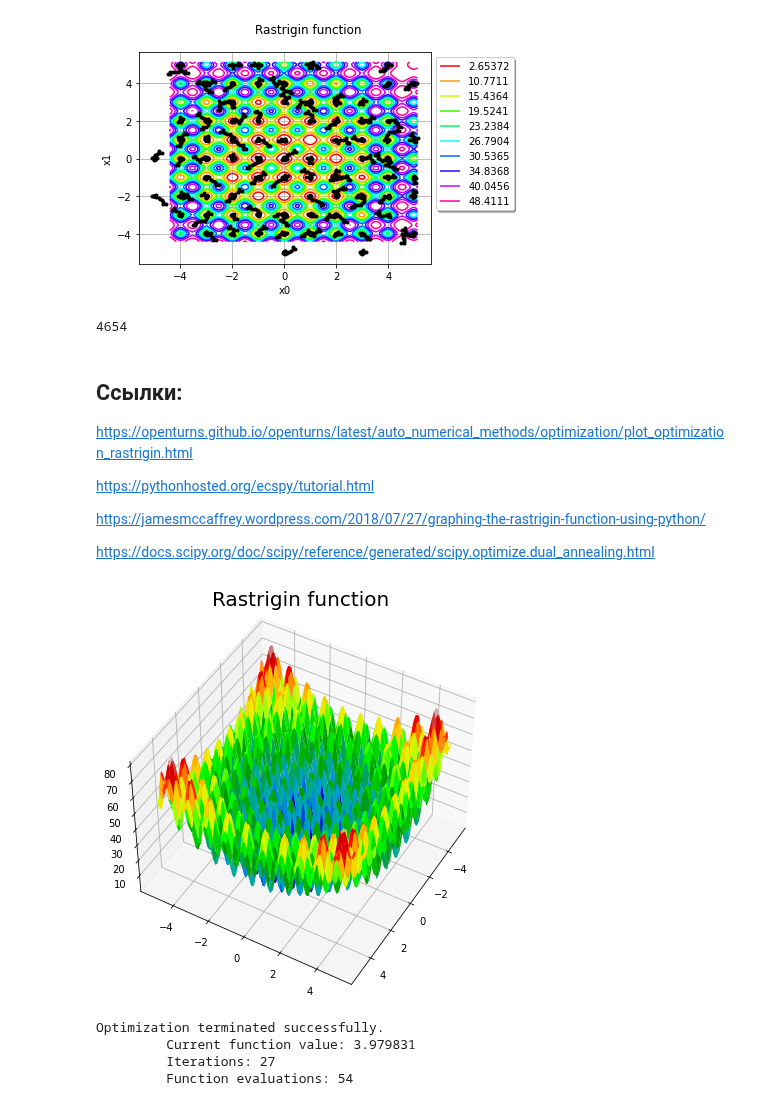
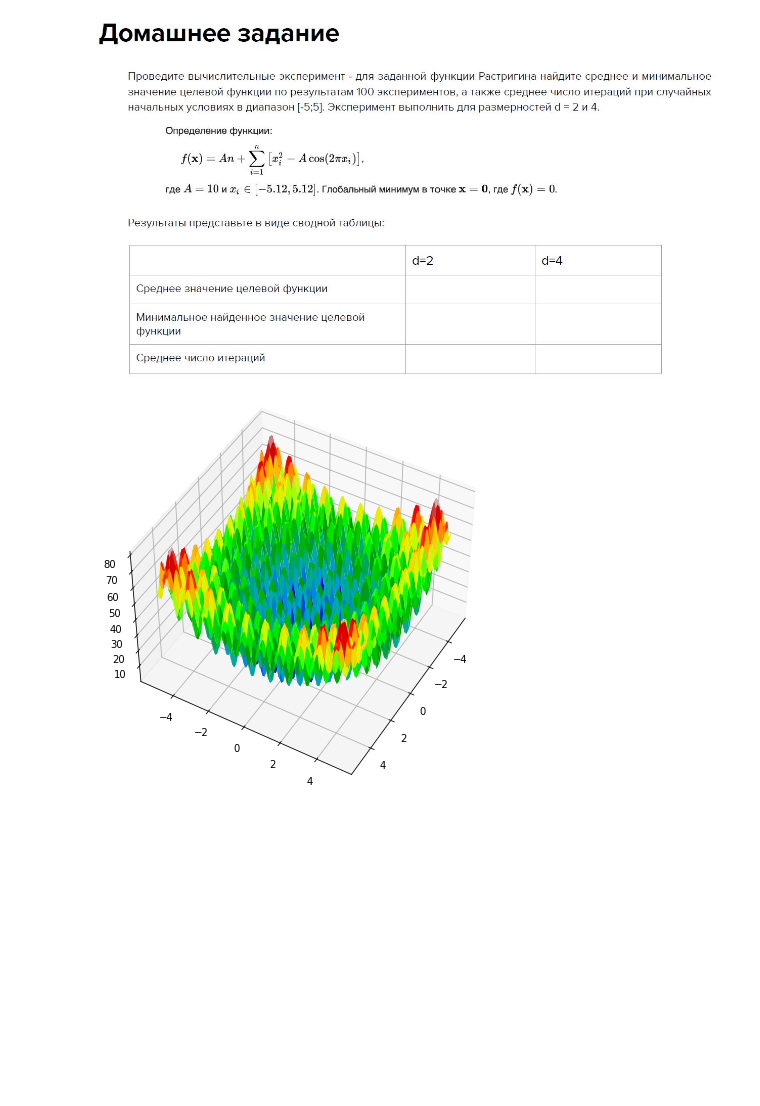
Before and after one commit to IvanAniskavets/Python_2.0, a Jupyter notebook: Math_for_DS_18/HW_6.ipynb, the cells around one changed output. Saved outputs shown, nothing was run; the diff lists cells and outputs as text; code cells hidden in the pictures; blank space fills up the shorter version.

```diff
--- a/Math_for_DS_18/HW_6.ipynb
+++ b/Math_for_DS_18/HW_6.ipynb
@@ -180,29 +0,0 @@ view = viewer.View(graph)
-# %%
-inputSample = rastrigin.getInputHistory()
-graph = rastrigin.draw(lowerbound, upperbound, [100]*dim)
-graph.setTitle("Rastrigin function")
-cloud = ot.Cloud(inputSample)
-cloud.setPointStyle("bullet")
-cloud.setColor("black")
-graph.add(cloud)
-view = viewer.View(graph, legend_kw={
-                   'bbox_to_anchor': (1, 1), 'loc': "upper left"})
-view.getFigure().tight_layout()
-# %% [output]
-[figure, removed]
-# %%
-# How many times did all Cobyla instances combined call rastrigin?
-
-rastrigin.getInputHistory().getSize()
-# %% [output]
-4654
-# %% [markdown]
-## Ссылки:
-
-https://openturns.github.io/openturns/latest/auto_numerical_methods/optimization/plot_optimization_rastrigin.html
-
-https://pythonhosted.org/ecspy/tutorial.html
-
-https://jamesmccaffrey.wordpress.com/2018/07/27/graphing-the-rastrigin-function-using-python/
-
-https://docs.scipy.org/doc/scipy/reference/generated/scipy.optimize.dual_annealing.html
@@ -209,2 +3,6 @@ https://docs.scipy.org/doc/scipy/reference/generated/scipy.optimize.dual_anneali
+# %%
+Image("C:\Мои занятия\Нетология\Математика для DS(18)\Лекция 6\hw.JPG")
+# %% [output]
+[figure, added]
 # %%
 import numpy as np
@@ -227,12 +26,11 @@ X = np.linspace(-5.12, 5.12, 100)
 Y = np.linspace(-5.12, 5.12, 100)
 X, Y = np.meshgrid(X, Y)
 
-Z = rastrigin(X, Y, A=10)
+Z = rastrigin([X, Y])
 
 ax.plot_surface(X, Y, Z, cmap=cm.nipy_spectral)
-plt.title('Rastrigin function', size=20)
 plt.show()
 # %% [output]
-[figure, old version]
+[figure, new version]
 # %%
 from scipy.optimize import minimize
@@ -241,7 +36,0 @@ x0 = np.random.uniform(low=-5, high=5, size=(1,))
-# %%
-res = minimize(rastrigin, x0, method='nelder-mead', options={'xtol':1e-8, 'disp': True})
-# %% [output]
-Optimization terminated successfully.
-         Current function value: 3.979831
-         Iterations: 27
-         Function evaluations: 54
```
Also changed, not shown: parts of 48 cells of this notebook.
